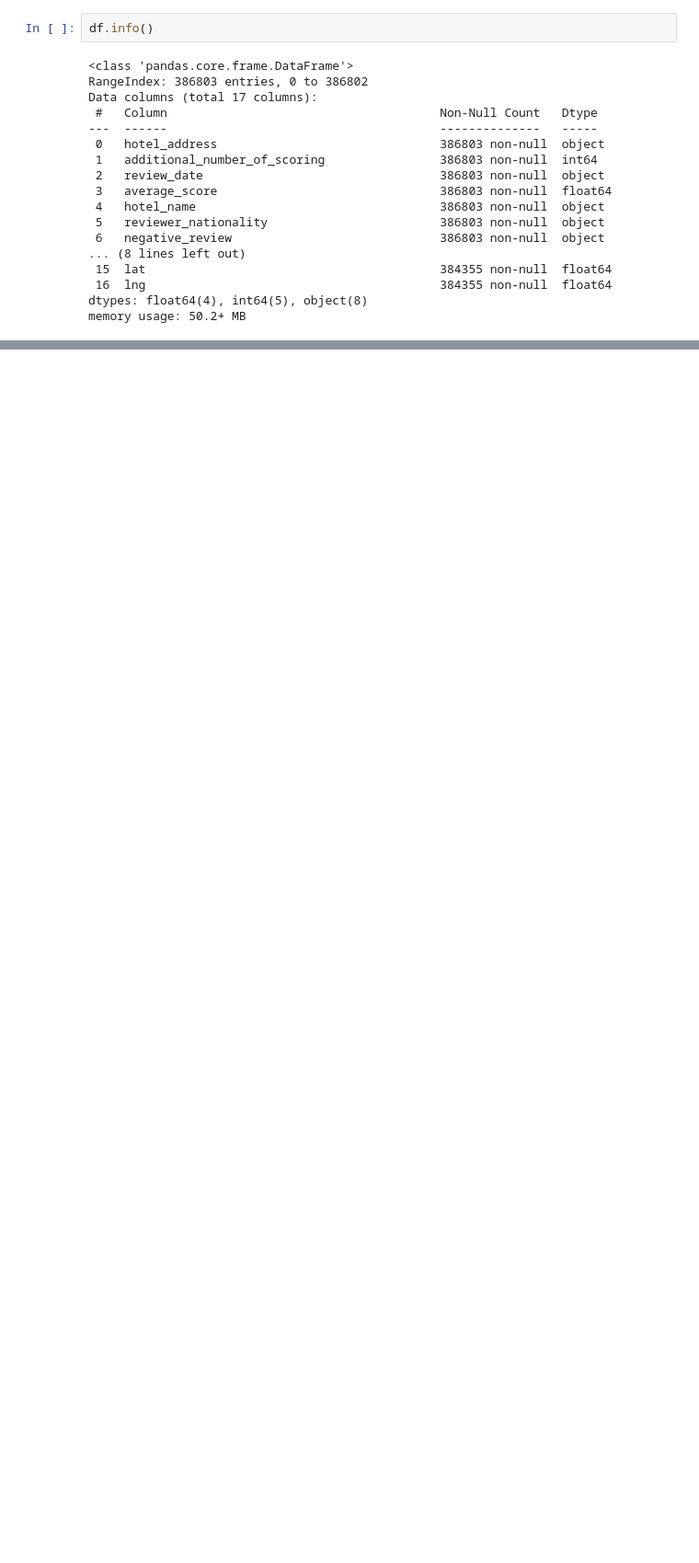
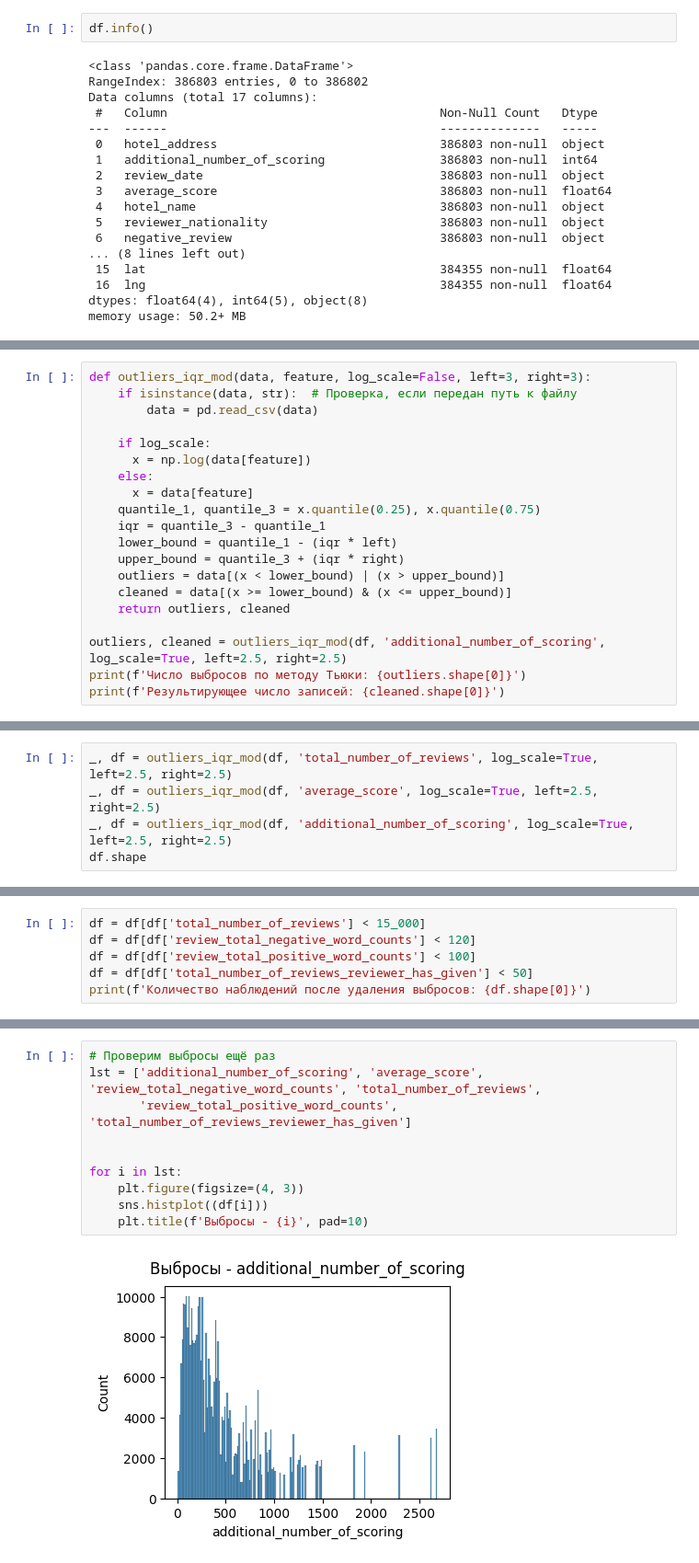
Before and after one commit to AlexKosuhin/SF_data_science, a Jupyter notebook: project_3_EDA.ipynb, the cells around one changed output, grey strips where cells are left out. Shown at 92% size. Cells and saved outputs as stored; diff of their text form; blank space fills up the shorter version.

```diff
--- a/project_3_EDA.ipynb
+++ b/project_3_EDA.ipynb
@@ -108,0 +130,20 @@ print('MAPE:', metrics.mean_absolute_percentage_error(y_test, y_pred))
+# %%
+def outliers_iqr_mod(data, feature, log_scale=False, left=3, right=3):
+    if isinstance(data, str):  # Проверка, если передан путь к файлу
+        data = pd.read_csv(data)
+
+    if log_scale:
+      x = np.log(data[feature])
+    else:
+      x = data[feature]
+    quantile_1, quantile_3 = x.quantile(0.25), x.quantile(0.75)
+    iqr = quantile_3 - quantile_1
+    lower_bound = quantile_1 - (iqr * left)
+    upper_bound = quantile_3 + (iqr * right)
+    outliers = data[(x < lower_bound) | (x > upper_bound)]
+    cleaned = data[(x >= lower_bound) & (x <= upper_bound)]
+    return outliers, cleaned
+
+outliers, cleaned = outliers_iqr_mod(df, 'additional_number_of_scoring', log_scale=True, left=2.5, right=2.5)
+print(f'Число выбросов по методу Тьюки: {outliers.shape[0]}')
+print(f'Результирующее число записей: {cleaned.shape[0]}')
@@ -108,0 +153,5 @@ print('MAPE:', metrics.mean_absolute_percentage_error(y_test, y_pred))
+# %%
+_, df = outliers_iqr_mod(df, 'total_number_of_reviews', log_scale=True, left=2.5, right=2.5)
+_, df = outliers_iqr_mod(df, 'average_score', log_scale=True, left=2.5, right=2.5)
+_, df = outliers_iqr_mod(df, 'additional_number_of_scoring', log_scale=True, left=2.5, right=2.5)
+df.shape
@@ -108,0 +177,6 @@ print('MAPE:', metrics.mean_absolute_percentage_error(y_test, y_pred))
+# %%
+df = df[df['total_number_of_reviews'] < 15_000]
+df = df[df['review_total_negative_word_counts'] < 120]
+df = df[df['review_total_positive_word_counts'] < 100]
+df = df[df['total_number_of_reviews_reviewer_has_given'] < 50]
+print(f'Количество наблюдений после удаления выбросов: {df.shape[0]}')
@@ -108,0 +185,12 @@ print('MAPE:', metrics.mean_absolute_percentage_error(y_test, y_pred))
+# %%
+# Проверим выбросы ещё раз
+lst = ['additional_number_of_scoring', 'average_score', 'review_total_negative_word_counts', 'total_number_of_reviews',
+       'review_total_positive_word_counts', 'total_number_of_reviews_reviewer_has_given']
+
+
+for i in lst:
+    plt.figure(figsize=(4, 3))
+    sns.histplot((df[i]))
+    plt.title(f'Выбросы - {i}', pad=10)
+# %% [output]
+[figure, added]
```
Also changed, not shown: parts of 109 cells of this notebook, 1 other file.
